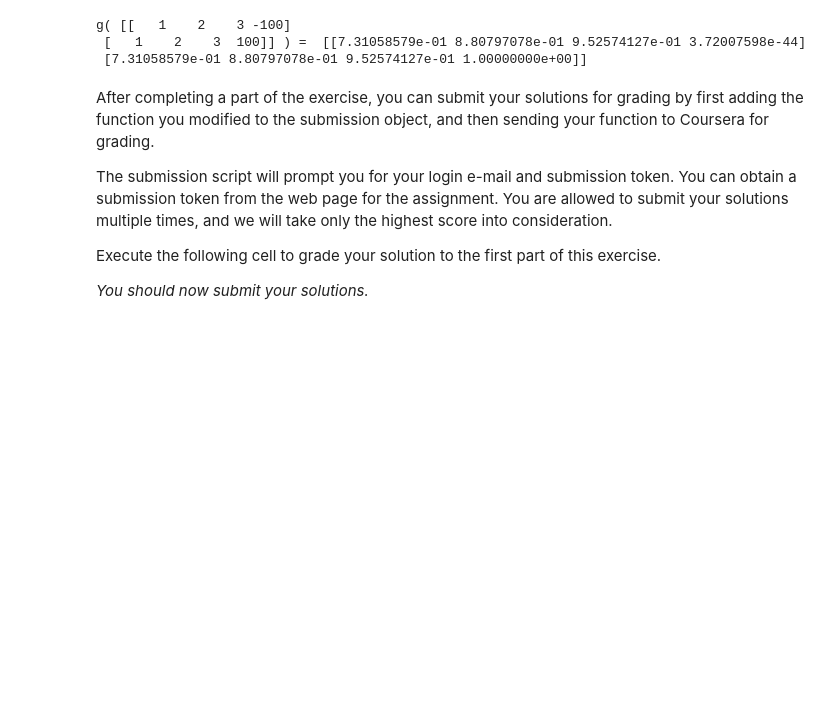
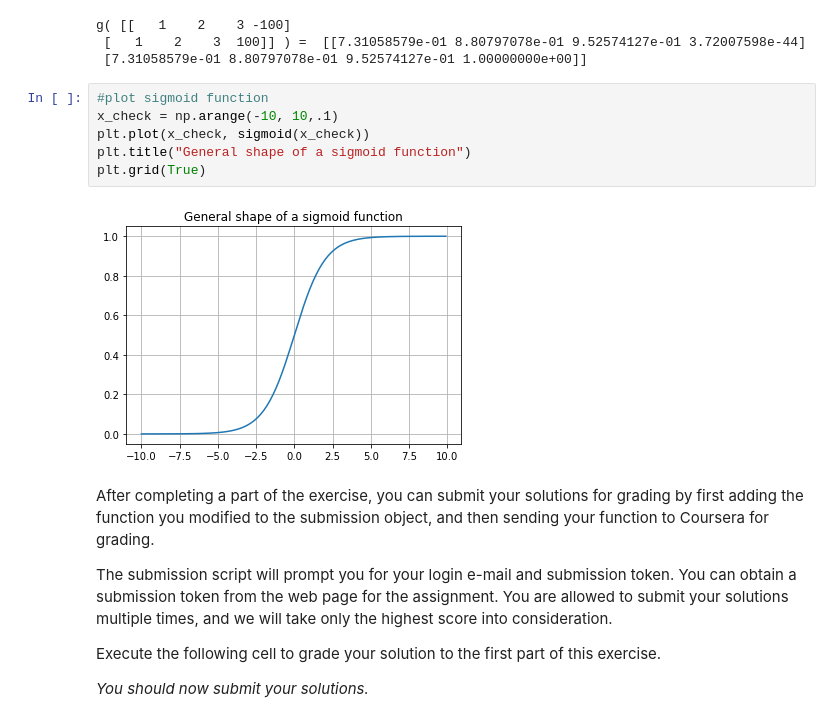
Before and after one commit to indrikwijaya/ml-coursera-python-assignments, a Jupyter notebook: Exercise2/exercise2.ipynb, the cells around one changed output. Drawn from its saved outputs; the diff is of its cells as text; blank space fills up the shorter version.

```diff
--- a/Exercise2/exercise2.ipynb
+++ b/Exercise2/exercise2.ipynb
@@ -192,6 +192,14 @@ print('g(', z, ') = ', g)
 g( [[   1    2    3 -100]
  [   1    2    3  100]] ) =  [[7.31058579e-01 8.80797078e-01 9.52574127e-01 3.72007598e-44]
  [7.31058579e-01 8.80797078e-01 9.52574127e-01 1.00000000e+00]]
+# %%
+#plot sigmoid function
+x_check = np.arange(-10, 10,.1)
+plt.plot(x_check, sigmoid(x_check))
+plt.title("General shape of a sigmoid function")
+plt.grid(True)
+# %% [output]
+[figure, added]
 # %% [markdown]
 After completing a part of the exercise, you can submit your solutions for grading by first adding the function you modified to the submission object, and then sending your function to Coursera for grading.
 
```
Also changed, not shown: parts of 8 cells of this notebook.
